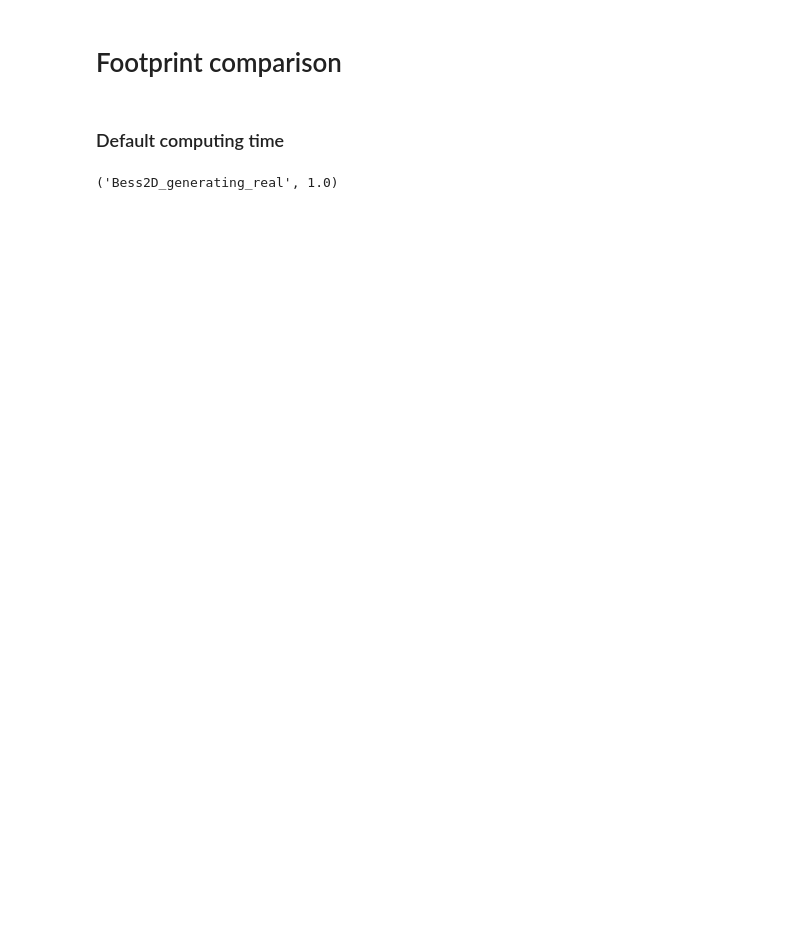
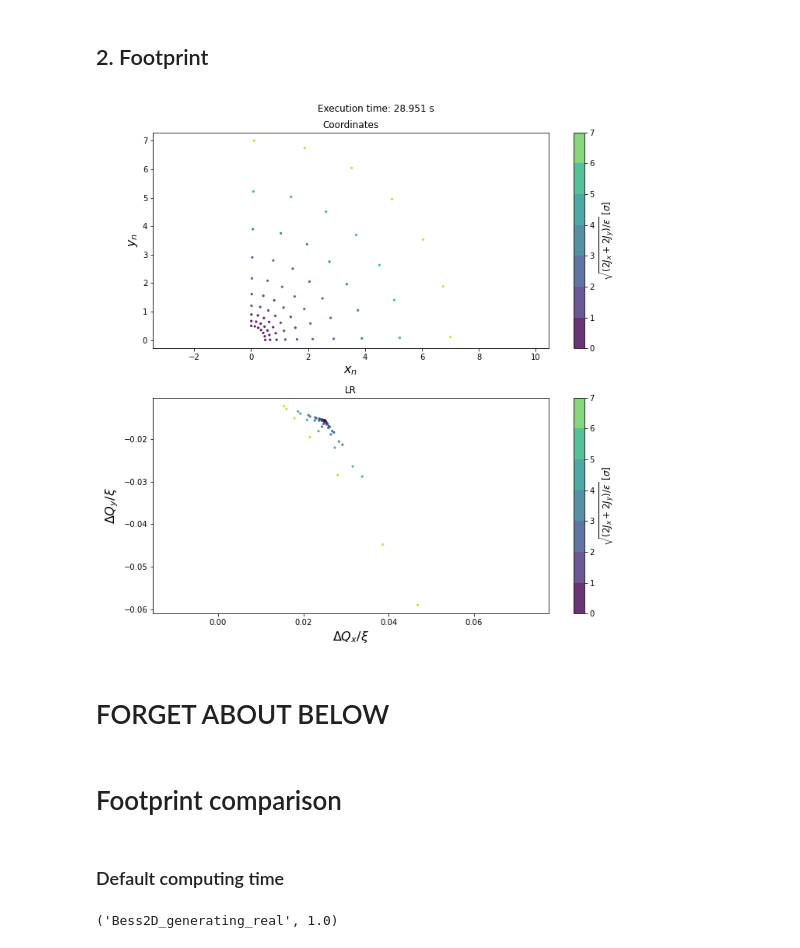
Before and after one commit to pbelange/BBFootprint, a Jupyter notebook: demo_detuning.ipynb, the cells around one changed output. Drawn from its saved outputs; the diff is of its cells as text; code cells hidden in the pictures; blank space fills up the shorter version.

```diff
--- a/demo_detuning.ipynb
+++ b/demo_detuning.ipynb
@@ -1,3 +68,83 @@
+# %% [markdown]
+## 2. Footprint
+# %%
+%matplotlib widget
+
+# Generating Coord grid
+#=========================================================
+#coordinates = fp.generate_coordGrid([0.05,10],[0.01*np.pi/2,0.99*np.pi/2],labels = ['r_n','theta_n'],nPoints=500)
+coordinates = fp.generate_coordGrid(np.logspace(np.log10(0.5),np.log10(7),10),
+                                    np.linspace(0.01*np.pi/2,0.99*np.pi/2,7),labels = ['r_n','theta_n'])
+
+coordinates.insert(0,'x_n',coordinates['r_n']*np.cos(coordinates['theta_n']))
+coordinates.insert(1,'y_n',coordinates['r_n']*np.sin(coordinates['theta_n']))
+
+
+coordinates.insert(0,'J_x',(coordinates['x_n']**2)*B1.emittx/2)
+coordinates.insert(1,'J_y',(coordinates['y_n']**2)*B1.emitty/2)
+coord = coordinates
+#coordinates.sort_values(by=['r_n'],inplace=True)
+#=========================================================
+
+# SELECT LR:
+_bb = IP5.lr.loc['bb_lr.r5b1_13']
+s_time = time.time()
+DQx,DQy = dtune.DQx_DQy( ax   = coord['x_n'],
+                         ay   = coord['y_n'],
+                         r    = _bb['r'],
+                         dx_n = _bb['dx_n'],
+                         dy_n = _bb['dy_n'],
+                         A_w_s= _bb['A_w_s'],
+                         B_w_s= _bb['B_w_s'],
+                         xi   = IP5.b2.xi)
+e_time = time.time()
+
+# Plotting
+
+# PLOTTING
+#================================================================
+Qx_0,Qy_0 = 0.31,0.32
+
+cmap = 'viridis'
+cmax = int(np.max(coord['r_n'])+1)
+fig,axes = plt.subplots(2,1,figsize=(10,10))
+fig.suptitle(f'Execution time: {(e_time-s_time):.3f} s')
+
+# Plotting coordinates
+#-----------------------
+plt.sca(axes[0])
+axes[0].set_title('Coordinates')
+plt.scatter(coordinates['x_n'],coordinates['y_n'],s=5,c=coordinates['r_n'],alpha=0.8,norm =BoundaryNorm(boundaries=np.linspace(0,cmax,cmax+1), ncolors=int(0.9*256)))
+plt.xlabel(r'$x_n$',fontsize=16);
+plt.ylabel(r'$y_n$',fontsize=16);
+plt.axis('equal');
+cbar = plt.colorbar()
+plt.set_cmap(cmap)
+cbar.ax.set_ylim([0,np.max(coordinates['r_n'])])
+cbar.ax.set_ylabel(r'$\sqrt{(2J_x + 2J_y)/\varepsilon}$ [$\sigma$]',fontsize=12)
+
+# Plotting LR only
+#-----------------------
+plt.sca(axes[1])
+axes[1].set_title('LR')
+#BP.plotWorkingDiagram(order = 12,QxRange=np.array([0.25,0.35]),QyRange=np.array([0.25,0.35]),alpha=0.2,zorder=-1000)
+#plt.plot([Qx_0],[Qy_0],'P',markersize=5,color='C3',alpha=0.5,label='Unperturbed W.P.')
+
+plt.scatter(DQx/IP5.b2.xi,DQy/IP5.b2.xi,s=5,c=coordinates['r_n'],alpha=0.8,norm =BoundaryNorm(boundaries=np.linspace(0,cmax,cmax+1), ncolors=int(0.9*256)))
+plt.xlabel(r'$\Delta Q_x/\xi$',fontsize=16);
+plt.ylabel(r'$\Delta Q_y/\xi$',fontsize=16);
+plt.axis('equal');
+cbar = plt.colorbar()
+plt.set_cmap(cmap)
+cbar.ax.set_ylim([0,np.max(coordinates['r_n'])])
+cbar.ax.set_ylabel(r'$\sqrt{(2J_x + 2J_y)/\varepsilon}$ [$\sigma$]',fontsize=12)
+
+
+plt.tight_layout()
+# %% [output]
+[figure, added]
+# %% [markdown]
+# FORGET ABOUT BELOW
 # %% [markdown]
 # Footprint comparison
 # %% [markdown]
```
Also changed, not shown: parts of 5 cells of this notebook, 11 other files.
